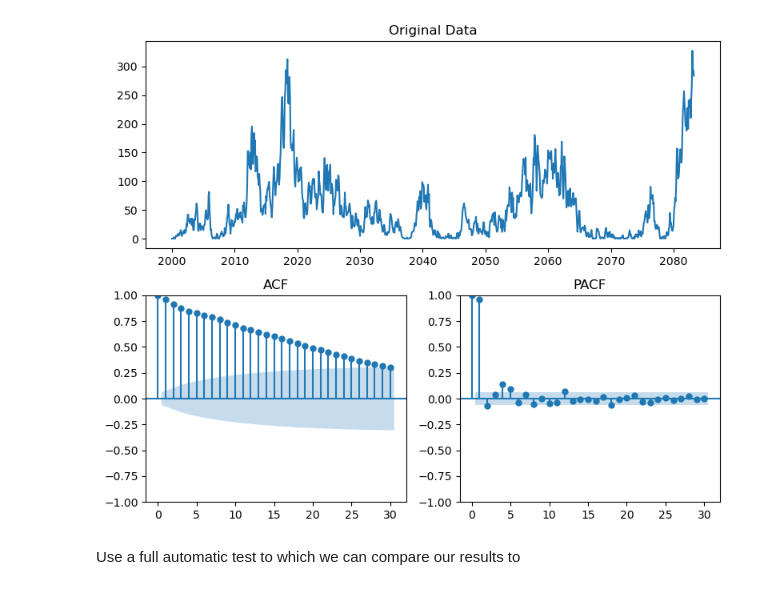
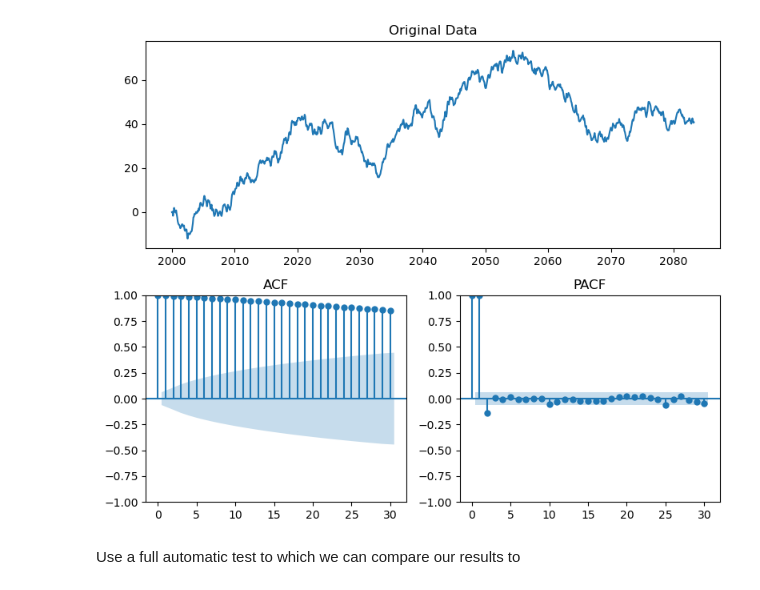
Before and after one commit to daniel-strauss/econometria, a Jupyter notebook: project_final.ipynb, the cells around one changed output. Cells and saved outputs as stored; diff of their text form; code cells hidden in the pictures.

```diff
--- a/project_final.ipynb
+++ b/project_final.ipynb
@@ -34,12 +34,12 @@ def artificial_arima(p=np.array([]), d=0, q = np.array([]), f=lambda x:x, n = 10
 if test_with_artificial:
     n = 1000
     points = artificial_arima(
-        p = np.array([0,0.1,0.2]),
-        q = np.array([0,0.1]),
+        p = np.array([.1]),#np.array([0,0.1,0.2]),
+        q = np.array([.5]),#np.array([0,0.1]),
         d = 1,
-        f = lambda x:x**2,
+        #f = lambda x:x**2,
         n = n,
-        m = 0.01
+        #m = 0.01
     )
     dates = pd.date_range(start='2000-01-01', periods=n, freq='MS')
 
@@ -64,34 +64,34 @@ def plot_series(series, series_title, alpha = 0.05):
     - series: The time series data to plot.
     - series_title: Title for the time series plot.
     """
     # Create a figure with custom layout using gridspec
     fig = plt.figure(figsize=(8, 6.5))
     gs = fig.add_gridspec(2, 2)   # 1 row, 2 columns
 
     # First column: Time Series plot (span both rows)
     ax0 = fig.add_subplot(gs[0, :])
     ax0.plot(series)
     ax0.set_title(series_title)
 
     # Second column: ACF and PACF plots
     # ACF plot
     ax1 = fig.add_subplot(gs[1, 0])
     plot_acf(series, ax=ax1, alpha=alpha)
     ax1.set_title("ACF")
 
     # PACF plot
     ax2 = fig.add_subplot(gs[1, 1])  # Reuse the same axis for PACF
     plot_pacf(series, ax=ax2, alpha=alpha)
     ax2.set_title("PACF")
 
     # Show the plots
     plt.tight_layout()
     plt.show()
 
 
 plot_series(time_series_df['points'], "Original Data")
 # %% [output]
-[figure, old version]
+[figure, new version]
 # %% [markdown]
 Use a full automatic test to which we can compare our results to
 # %%
```
Also changed, not shown: parts of 10 cells of this notebook.
